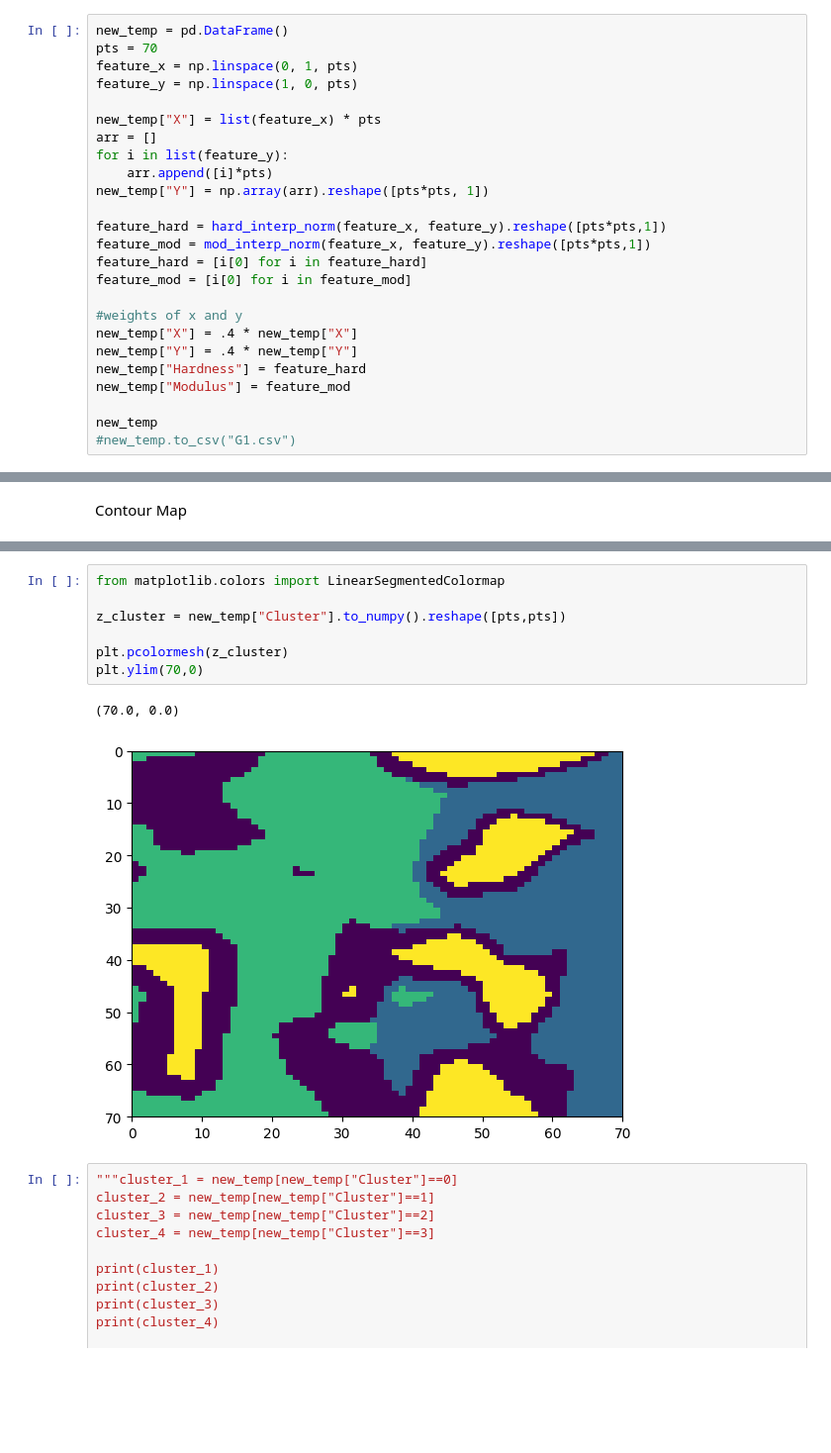
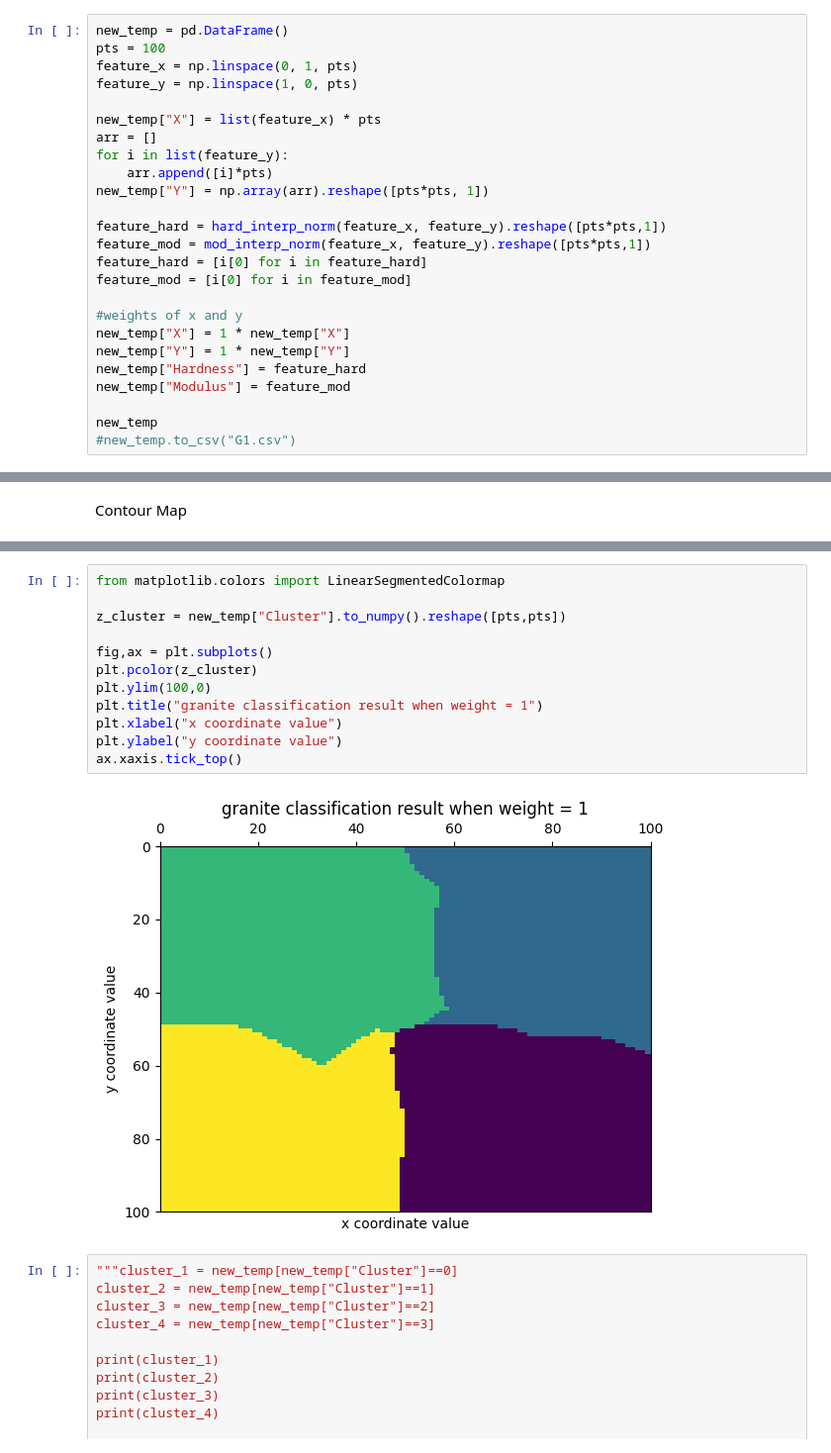
Before and after one commit to emilyliublair/VIP, a Jupyter notebook: kmeans.ipynb, the cells around one changed output, grey strips where cells are left out. Shown at 99% size. Drawn from its saved outputs; the diff is of its cells as text; blank space fills up the shorter version.

```diff
--- a/kmeans.ipynb
+++ b/kmeans.ipynb
@@ -172,7 +172,7 @@ hard_interp_norm=interpolate.interp2d(x, y, z_h, kind="linear")
 mod_interp_norm=interpolate.interp2d(x, y, z_m, kind="linear")
 # %%
 new_temp = pd.DataFrame()
-pts = 70
+pts = 100
 feature_x = np.linspace(0, 1, pts)
 feature_y = np.linspace(1, 0, pts)
 
@@ -188,8 +188,8 @@ feature_hard = [i[0] for i in feature_hard]
 feature_mod = [i[0] for i in feature_mod]
 
 #weights of x and y
-new_temp["X"] = .4 * new_temp["X"]
-new_temp["Y"] = .4 * new_temp["Y"]
+new_temp["X"] = 1 * new_temp["X"]
+new_temp["Y"] = 1 * new_temp["Y"]
 new_temp["Hardness"] = feature_hard
 new_temp["Modulus"] = feature_mod
 
@@ -239,13 +228,17 @@ plt.show()"""
 # %%
 from matplotlib.colors import LinearSegmentedColormap
 
 z_cluster = new_temp["Cluster"].to_numpy().reshape([pts,pts])
 
-plt.pcolormesh(z_cluster)
-plt.ylim(70,0)
+fig,ax = plt.subplots()
+plt.pcolor(z_cluster)
+plt.ylim(100,0)
+plt.title("granite classification result when weight = 1")
+plt.xlabel("x coordinate value")
+plt.ylabel("y coordinate value")
+ax.xaxis.tick_top()
 # %% [output]
-(70.0, 0.0)
-[figure, old version]
+[figure, new version]
 # %%
 """cluster_1 = new_temp[new_temp["Cluster"]==0]
 cluster_2 = new_temp[new_temp["Cluster"]==1]
```
Also changed, not shown: parts of 4 cells of this notebook, 1 other file.
